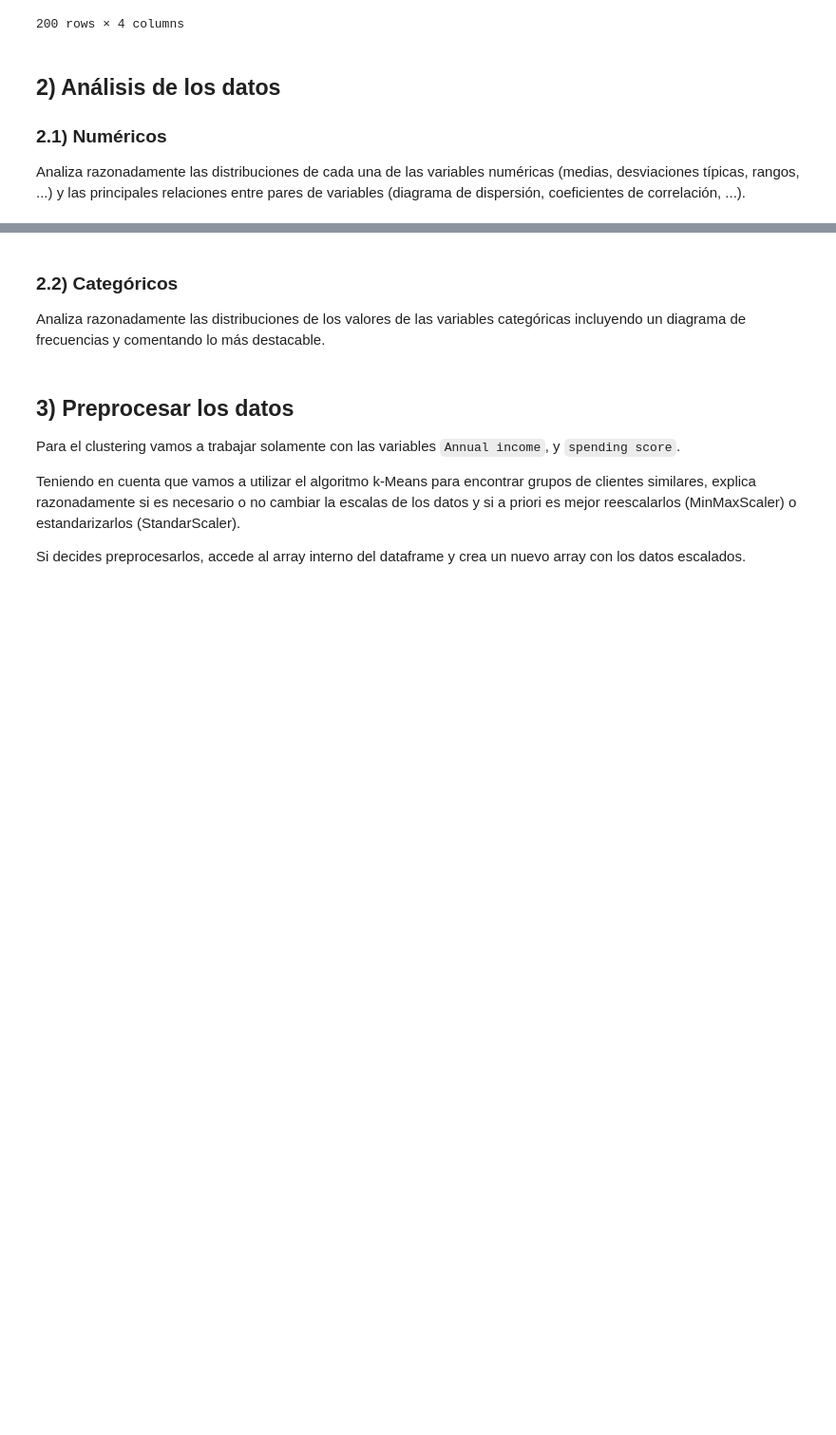
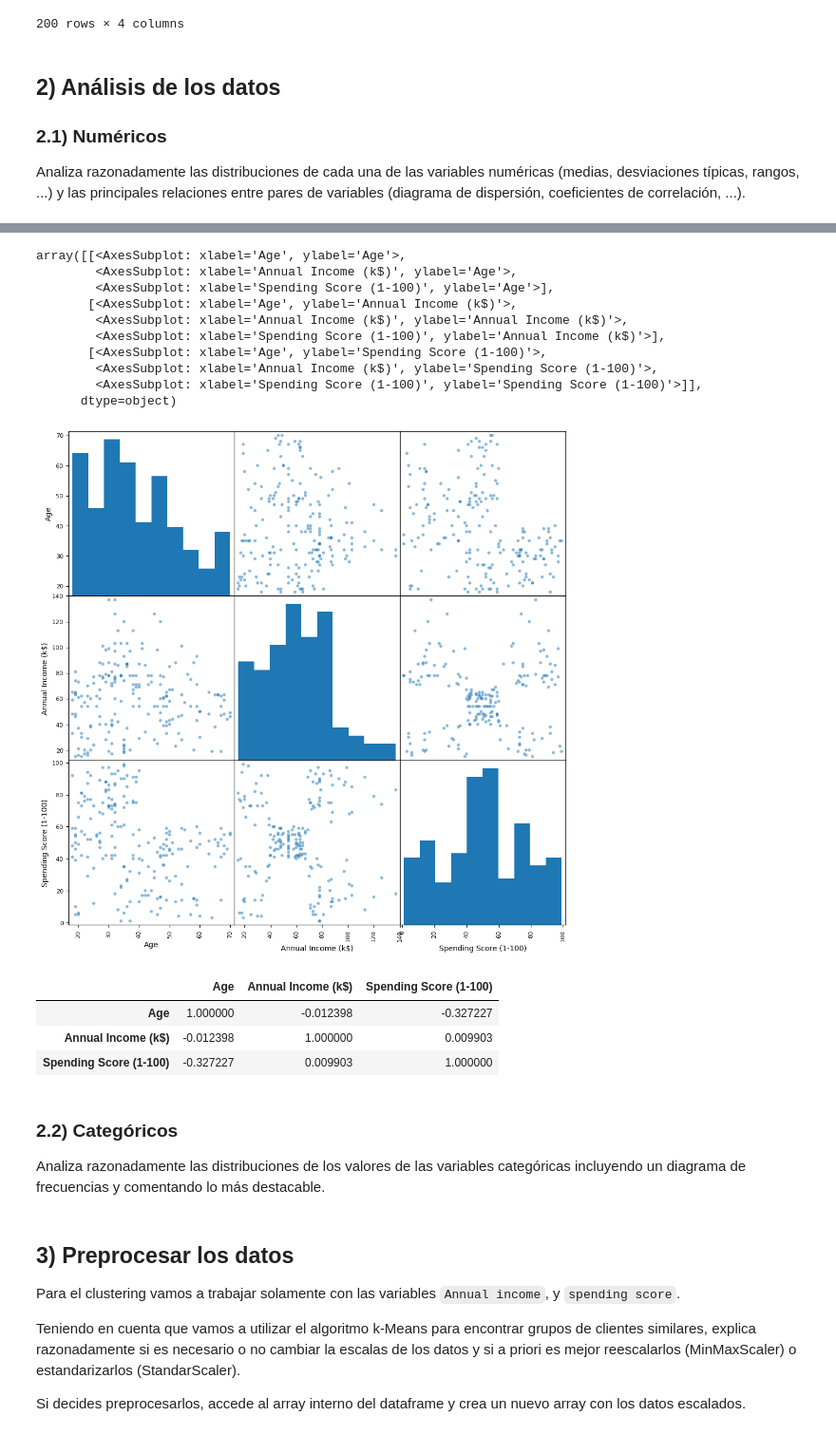
Before and after one commit to ALK222/IA2, a Jupyter notebook: labs/lab2/P2_ap1_clustering_enunciado.ipynb, the cells around one changed output, grey strips where cells are left out. Shown at 95% size. Saved outputs shown, nothing was run; the diff lists cells and outputs as text; code cells hidden in the pictures; blank space fills up the shorter version.

```diff
--- a/labs/lab2/P2_ap1_clustering_enunciado.ipynb
+++ b/labs/lab2/P2_ap1_clustering_enunciado.ipynb
@@ -66,3 +109,28 @@ Analiza razonadamente las distribuciones de cada una de las variables numéricas
+# %%
+from pandas.plotting import scatter_matrix
+%matplotlib inline
+
+
+scatter_matrix(df, s= 70, figsize=(12, 12), diagonal='hist')
+# %% [output]
+array([[<AxesSubplot: xlabel='Age', ylabel='Age'>,
+        <AxesSubplot: xlabel='Annual Income (k$)', ylabel='Age'>,
+        <AxesSubplot: xlabel='Spending Score (1-100)', ylabel='Age'>],
+       [<AxesSubplot: xlabel='Age', ylabel='Annual Income (k$)'>,
+        <AxesSubplot: xlabel='Annual Income (k$)', ylabel='Annual Income (k$)'>,
+        <AxesSubplot: xlabel='Spending Score (1-100)', ylabel='Annual Income (k$)'>],
+       [<AxesSubplot: xlabel='Age', ylabel='Spending Score (1-100)'>,
+        <AxesSubplot: xlabel='Annual Income (k$)', ylabel='Spending Score (1-100)'>,
+        <AxesSubplot: xlabel='Spending Score (1-100)', ylabel='Spending Score (1-100)'>]],
+      dtype=object)
+[figure, added]
+# %%
+df.corr()
+# %% [output]
+|  | Age | Annual Income (k$) | Spending Score (1-100) |
+| Age | 1.000000 | -0.012398 | -0.327227 |
+| Annual Income (k$) | -0.012398 | 1.000000 | 0.009903 |
+| Spending Score (1-100) | -0.327227 | 0.009903 | 1.000000 |
 # %% [markdown]
 
 ### 2.2) Categóricos
```
Also changed, not shown: parts of 8 cells of this notebook, 1 other file.
